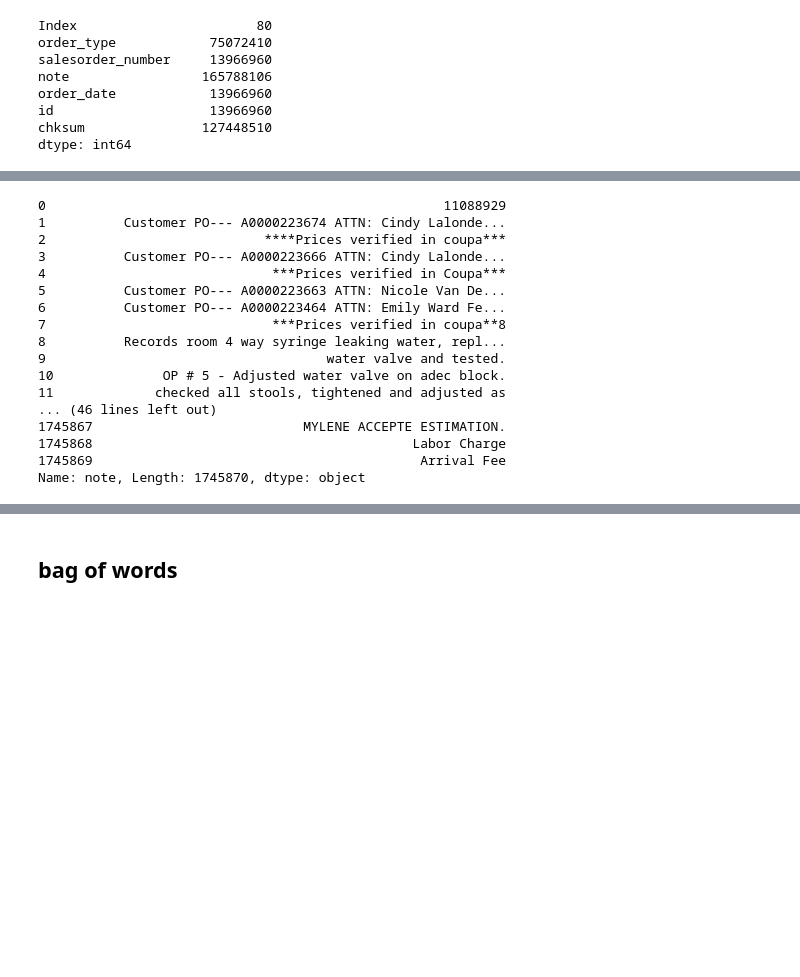
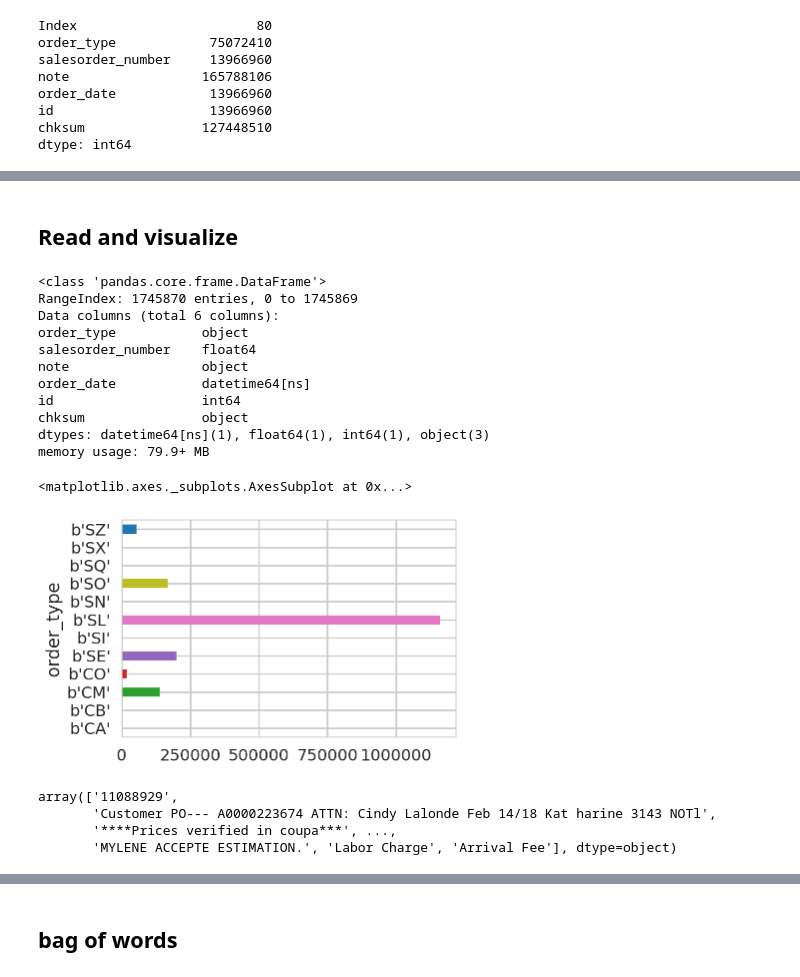
Before and after one commit to HSCanada/br_notebook, a Jupyter notebook: ml/returns/design/20180624-tc-order_note.ipynb, the cells around one changed output, grey strips where cells are left out. Drawn from its saved outputs; the diff is of its cells as text; code cells hidden in the pictures; blank space fills up the shorter version.

```diff
--- a/ml/returns/design/20180624-tc-order_note.ipynb
+++ b/ml/returns/design/20180624-tc-order_note.ipynb
@@ -207,22 +186,27 @@ df
 # %%
 df.to_pickle('../data/note_clean')
+# %% [markdown]
+## Read and visualize
+# %%
+df = pd.read_pickle('../data/note_clean')
 # %%
-df['note']
+df.info()
 # %% [output]
-0                                                   11088929
-1          Customer PO--- A0000223674 ATTN: Cindy Lalonde...
-2                            ****Prices verified in coupa***
-3          Customer PO--- A0000223666 ATTN: Cindy Lalonde...
-4                             ***Prices verified in Coupa***
-5          Customer PO--- A0000223663 ATTN: Nicole Van De...
-6          Customer PO--- A0000223464 ATTN: Emily Ward Fe...
-7                             ***Prices verified in coupa**8
-8          Records room 4 way syringe leaking water, repl...
-9                                    water valve and tested.
-10              OP # 5 - Adjusted water valve on adec block.
-11             checked all stools, tightened and adjusted as
-... (46 lines left out)
-1745867                           MYLENE ACCEPTE ESTIMATION.
-1745868                                         Labor Charge
-1745869                                          Arrival Fee
-Name: note, Length: 1745870, dtype: object
+<class 'pandas.core.frame.DataFrame'>
+RangeIndex: 1745870 entries, 0 to 1745869
+Data columns (total 6 columns):
+order_type           object
+salesorder_number    float64
+note                 object
+order_date           datetime64[ns]
+id                   int64
+chksum               object
+dtypes: datetime64[ns](1), float64(1), int64(1), object(3)
+memory usage: 79.9+ MB
+# %%
+df['order_type'] = df['order_type'].astype('str')
+# %%
+df.groupby('order_type')['note'].count().plot(kind='barh')
+# %% [output]
+<matplotlib.axes._subplots.AxesSubplot at 0x...>
+[figure, added]
@@ -228,0 +215,7 @@ Name: note, Length: 1745870, dtype: object
+# %%
+df_cm.values
+# %% [output]
+array(['11088929',
+       'Customer PO--- A0000223674 ATTN: Cindy Lalonde Feb 14/18 Kat harine 3143 NOTl',
+       '****Prices verified in coupa***', ...,
+       'MYLENE ACCEPTE ESTIMATION.', 'Labor Charge', 'Arrival Fee'], dtype=object)
```
Also changed, not shown: parts of 21 cells of this notebook, 1 other file.
